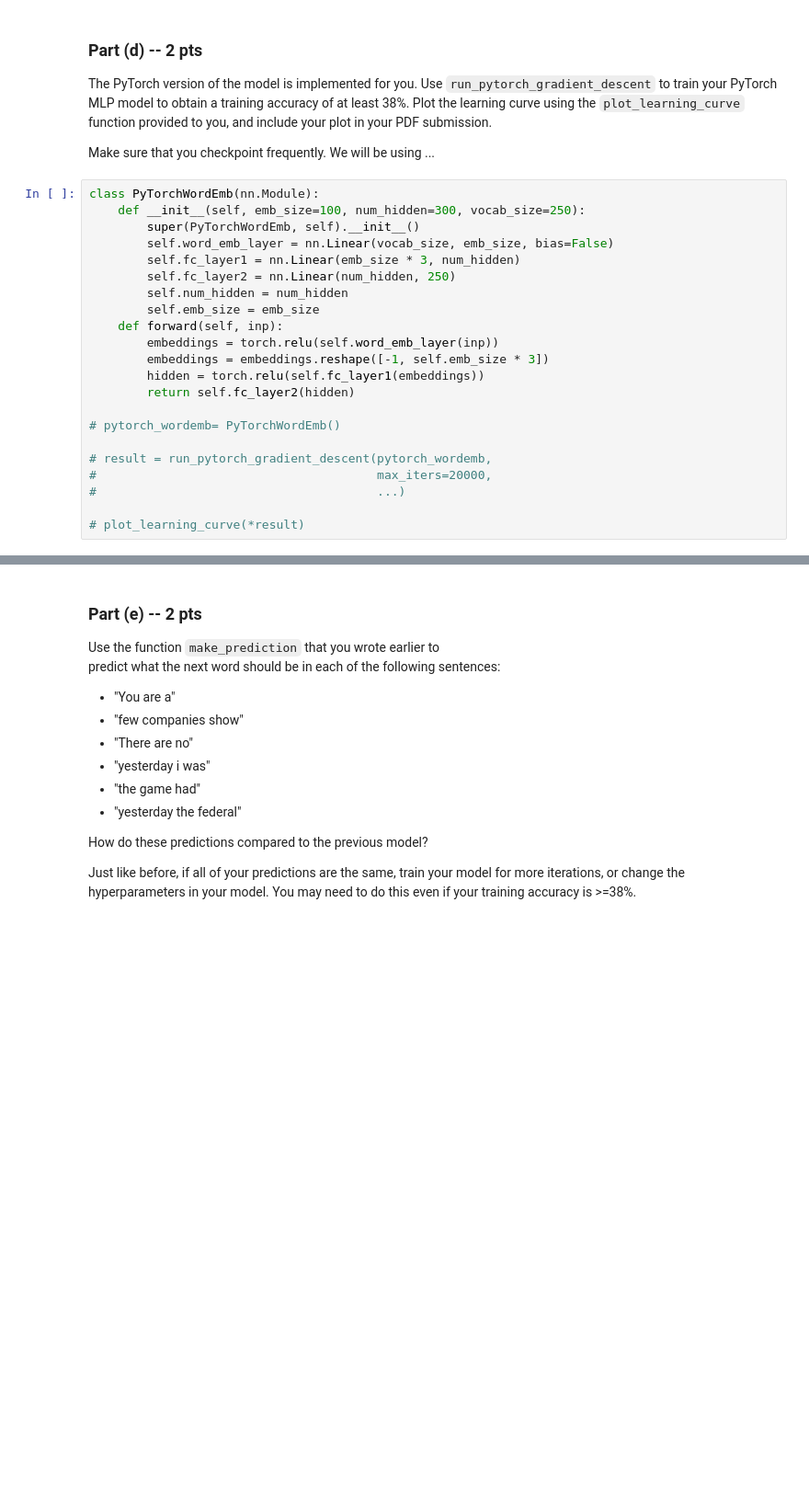
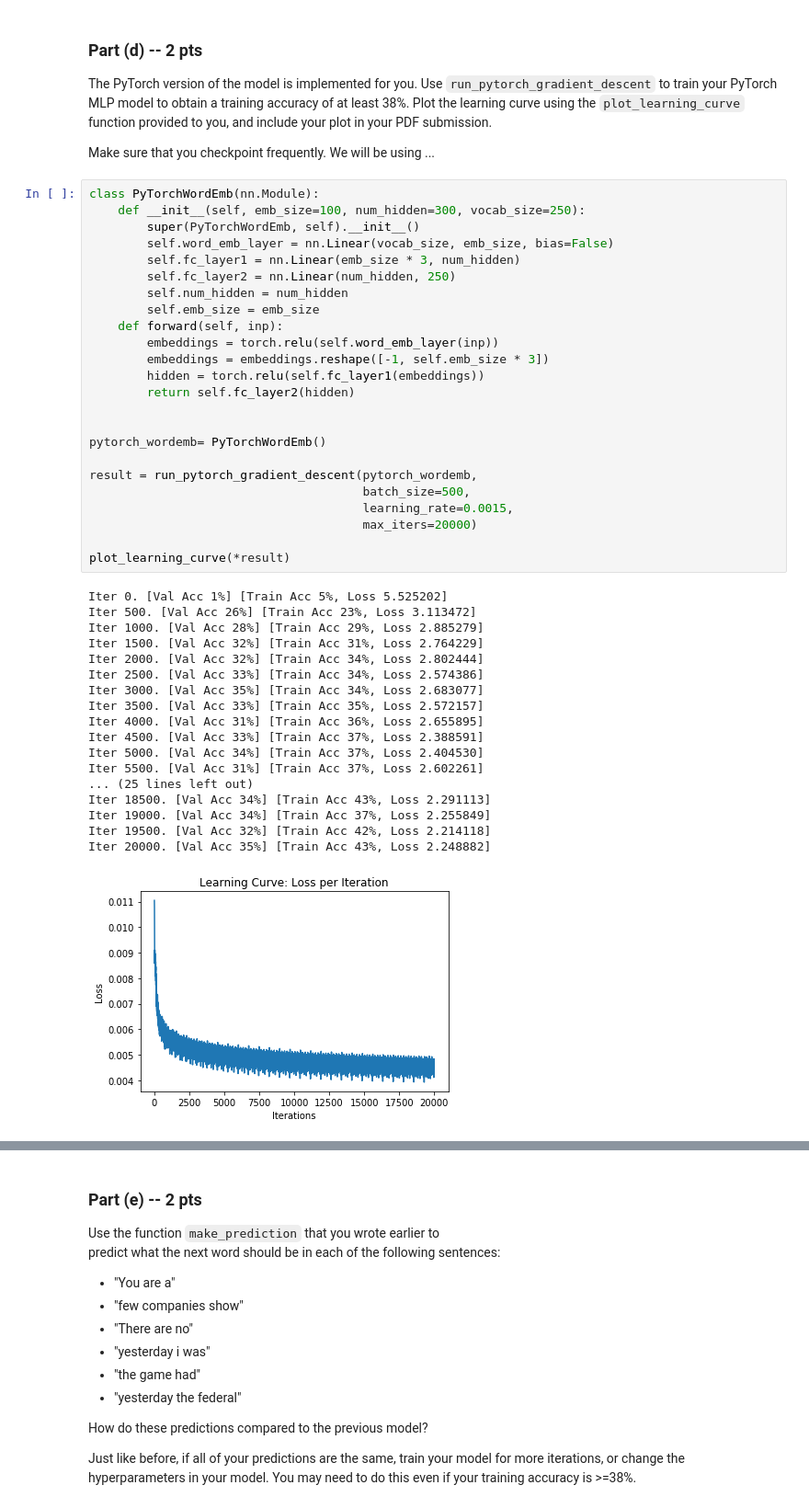
Before and after one commit to MagicHour/csc321_a1, a Jupyter notebook: csc321_a2.ipynb, the cells around one changed output, grey strips where cells are left out. Shown: that part at 92% size. Cells and saved outputs as stored; diff of their text form; blank space fills up the shorter version.

```diff
--- a/csc321_a2.ipynb
+++ b/csc321_a2.ipynb
@@ -905,22 +971,43 @@ Make sure that you checkpoint frequently. We will be using ...
 # %%
 class PyTorchWordEmb(nn.Module):
     def __init__(self, emb_size=100, num_hidden=300, vocab_size=250):
         super(PyTorchWordEmb, self).__init__()
         self.word_emb_layer = nn.Linear(vocab_size, emb_size, bias=False)
         self.fc_layer1 = nn.Linear(emb_size * 3, num_hidden)
         self.fc_layer2 = nn.Linear(num_hidden, 250)
         self.num_hidden = num_hidden
         self.emb_size = emb_size
     def forward(self, inp):
         embeddings = torch.relu(self.word_emb_layer(inp))
         embeddings = embeddings.reshape([-1, self.emb_size * 3])
         hidden = torch.relu(self.fc_layer1(embeddings))
         return self.fc_layer2(hidden)
 
-# pytorch_wordemb= PyTorchWordEmb()
 
-# result = run_pytorch_gradient_descent(pytorch_wordemb,
-#                                       max_iters=20000,
-#                                       ...)
+pytorch_wordemb= PyTorchWordEmb()
 
-# plot_learning_curve(*result)
+result = run_pytorch_gradient_descent(pytorch_wordemb,
+                                      batch_size=500,
+                                      learning_rate=0.0015,
+                                      max_iters=20000)
+
+plot_learning_curve(*result)
+# %% [output]
+Iter 0. [Val Acc 1%] [Train Acc 5%, Loss 5.525202]
+Iter 500. [Val Acc 26%] [Train Acc 23%, Loss 3.113472]
+Iter 1000. [Val Acc 28%] [Train Acc 29%, Loss 2.885279]
+Iter 1500. [Val Acc 32%] [Train Acc 31%, Loss 2.764229]
+Iter 2000. [Val Acc 32%] [Train Acc 34%, Loss 2.802444]
+Iter 2500. [Val Acc 33%] [Train Acc 34%, Loss 2.574386]
+Iter 3000. [Val Acc 35%] [Train Acc 34%, Loss 2.683077]
+Iter 3500. [Val Acc 33%] [Train Acc 35%, Loss 2.572157]
+Iter 4000. [Val Acc 31%] [Train Acc 36%, Loss 2.655895]
+Iter 4500. [Val Acc 33%] [Train Acc 37%, Loss 2.388591]
+Iter 5000. [Val Acc 34%] [Train Acc 37%, Loss 2.404530]
+Iter 5500. [Val Acc 31%] [Train Acc 37%, Loss 2.602261]
+... (25 lines left out)
+Iter 18500. [Val Acc 34%] [Train Acc 43%, Loss 2.291113]
+Iter 19000. [Val Acc 34%] [Train Acc 37%, Loss 2.255849]
+Iter 19500. [Val Acc 32%] [Train Acc 42%, Loss 2.214118]
+Iter 20000. [Val Acc 35%] [Train Acc 43%, Loss 2.248882]
+[figure, added]
```
Also changed, not shown: parts of 22 cells of this notebook.
